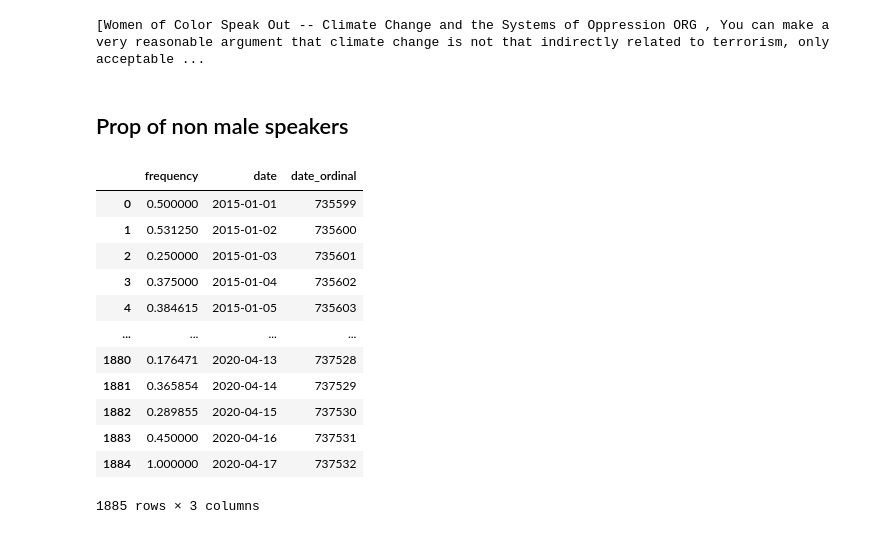
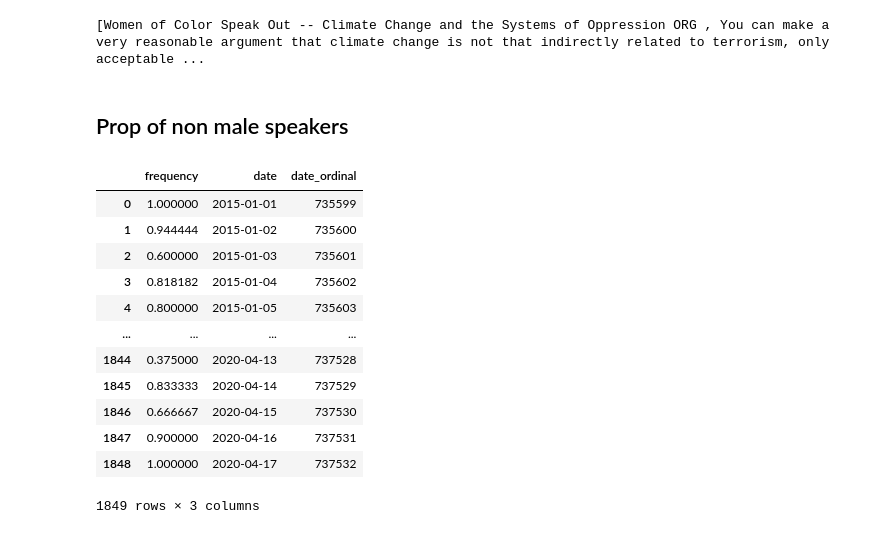
Before and after one commit to epfl-ada/ada-2021-project-flagada, a Jupyter notebook: Stats_volume.ipynb, the cells around one changed output. Drawn from its saved outputs; the diff is of its cells as text; code cells hidden in the pictures.

```diff
--- a/Stats_volume.ipynb
+++ b/Stats_volume.ipynb
@@ -438,40 +438,40 @@ plt.xticks(rotation= 90, )
 displacy.render(nlp(str(sentences[:20])), jupyter=True, style='ent')
 # %% [output]
 [Women of Color Speak Out -- Climate Change and the Systems of Oppression ORG , You can make a very reasonable argument that climate change is not that indirectly related to terrorism, only acceptable ...
-# %% [markdown]
-## Prop of non male speakers
+# %% [markdown]
+## Prop of non male speakers
 # %%
 
 non_male_speakers = quotes_all_years[(quotes_all_years.gender != 'male') & (quotes_all_years.gender != 'None')].date
 male_speakers = quotes_all_years[(quotes_all_years.gender == 'male')].date
 
-prop_male =(male_speakers.value_counts()/quotes_all_years.date.value_counts()).fillna(0)
-prop_non_male = (non_male_speakers.value_counts()/quotes_all_years.date.value_counts()).fillna(0)
+prop_male =(male_speakers.value_counts()/quotes_all_years[quotes_all_years.gender != 'None'].date.value_counts()).fillna(0)
+prop_non_male = (non_male_speakers.value_counts()/quotes_all_years[quotes_all_years.gender != 'None'].date.value_counts()).fillna(0)
 
 prop_non_male =  pd.DataFrame(prop_non_male)
 prop_non_male.rename(columns = {'date':'frequency'}, inplace = True)
 prop_non_male['date'] = prop_non_male.index
 prop_non_male.reset_index(drop = True, inplace = True)
 prop_non_male['date_ordinal'] = pd.to_datetime(prop_non_male['date']).apply(lambda date: date.toordinal())
 prop_non_male
 
 prop_male =  pd.DataFrame(prop_male)
 prop_male.rename(columns = {'date':'frequency'}, inplace = True)
 prop_male['date'] = prop_male.index
 prop_male.reset_index(drop = True, inplace = True)
 prop_male['date_ordinal'] = pd.to_datetime(prop_male['date']).apply(lambda date: date.toordinal())
 prop_male
 # %% [output]
 |  | frequency | date | date_ordinal |
-| 0 | 0.500000 | 2015-01-01 | 735599 |
-| 1 | 0.531250 | 2015-01-02 | 735600 |
-| 2 | 0.250000 | 2015-01-03 | 735601 |
-| 3 | 0.375000 | 2015-01-04 | 735602 |
-| 4 | 0.384615 | 2015-01-05 | 735603 |
+| 0 | 1.000000 | 2015-01-01 | 735599 |
+| 1 | 0.944444 | 2015-01-02 | 735600 |
+| 2 | 0.600000 | 2015-01-03 | 735601 |
+| 3 | 0.818182 | 2015-01-04 | 735602 |
+| 4 | 0.800000 | 2015-01-05 | 735603 |
 | ... | ... | ... | ... |
-| 1880 | 0.176471 | 2020-04-13 | 737528 |
-| 1881 | 0.365854 | 2020-04-14 | 737529 |
-| 1882 | 0.289855 | 2020-04-15 | 737530 |
-| 1883 | 0.450000 | 2020-04-16 | 737531 |
-| 1884 | 1.000000 | 2020-04-17 | 737532 |
+| 1844 | 0.375000 | 2020-04-13 | 737528 |
+| 1845 | 0.833333 | 2020-04-14 | 737529 |
+| 1846 | 0.666667 | 2020-04-15 | 737530 |
+| 1847 | 0.900000 | 2020-04-16 | 737531 |
+| 1848 | 1.000000 | 2020-04-17 | 737532 |
-1885 rows × 3 columns
+1849 rows × 3 columns
```
Also changed, not shown: parts of 2 cells of this notebook.
